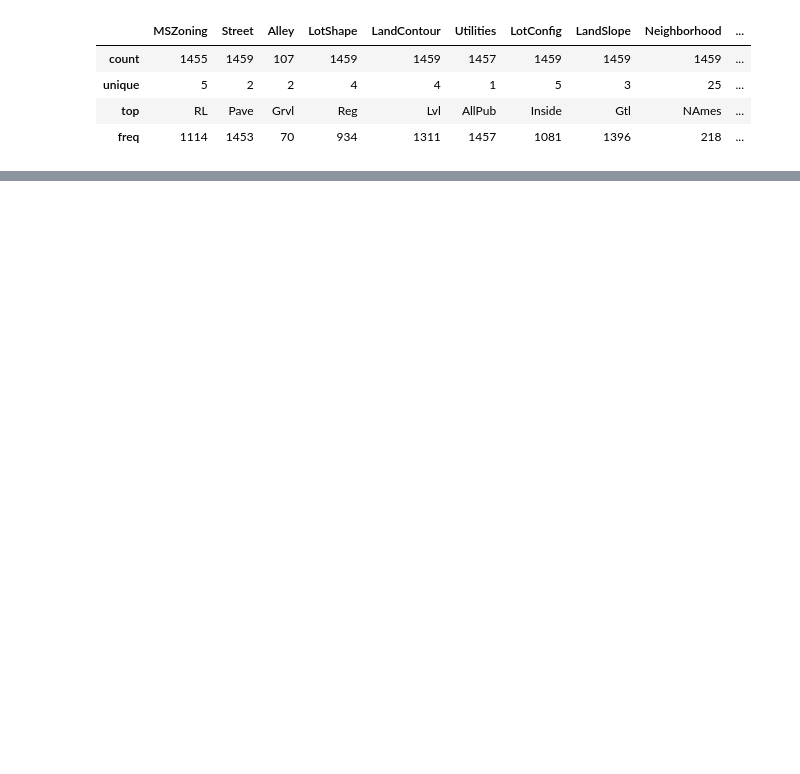
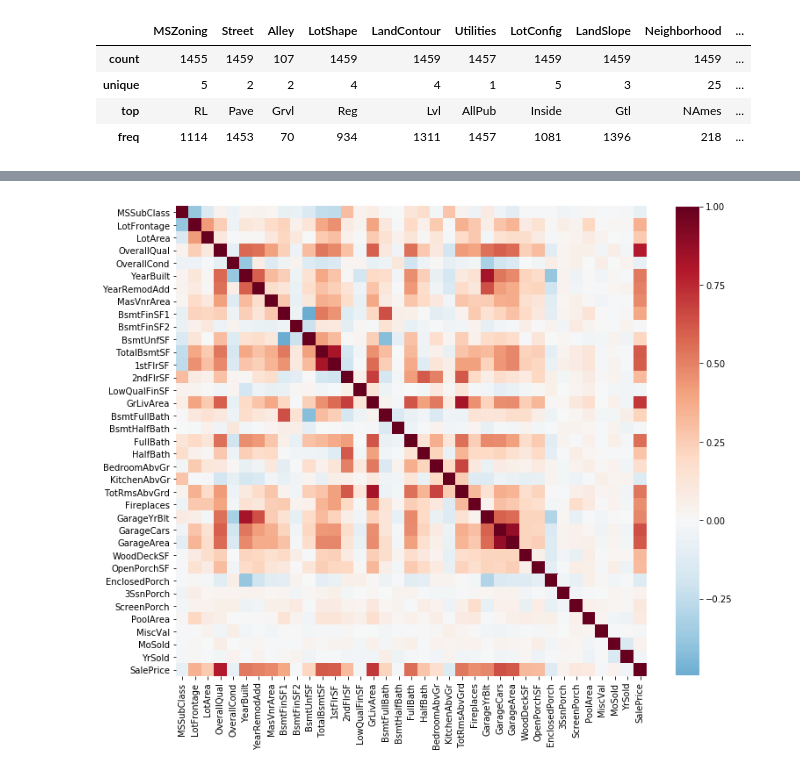
Before and after one commit to pmgasper/kaggle_learn, a Jupyter notebook: machine_learning/iowa_housing.ipynb, the cells around one changed output, grey strips where cells are left out. Cells and saved outputs as stored; diff of their text form; code cells hidden in the pictures; blank space fills up the shorter version.

```diff
--- a/machine_learning/iowa_housing.ipynb
+++ b/machine_learning/iowa_housing.ipynb
@@ -87,0 +258,13 @@ test_raw.select_dtypes(include='object').describe()
+# %%
+# Numerical Feature Correlations
+fig = plt.figure(figsize=(12, 12))
+ax = sns.heatmap(train_raw.drop('Id', axis=1).corr(),
+                 annot=False,
+                 cmap='RdBu_r',
+                 center=0,
+                 cbar_kws={'shrink':0.82}  # Rough match to axis scaling below
+                )
+ax.axis('scaled')  # equal x and y increments
+plt.show()
+# %% [output]
+[figure, added]
```
Also changed, not shown: parts of 15 cells of this notebook.
